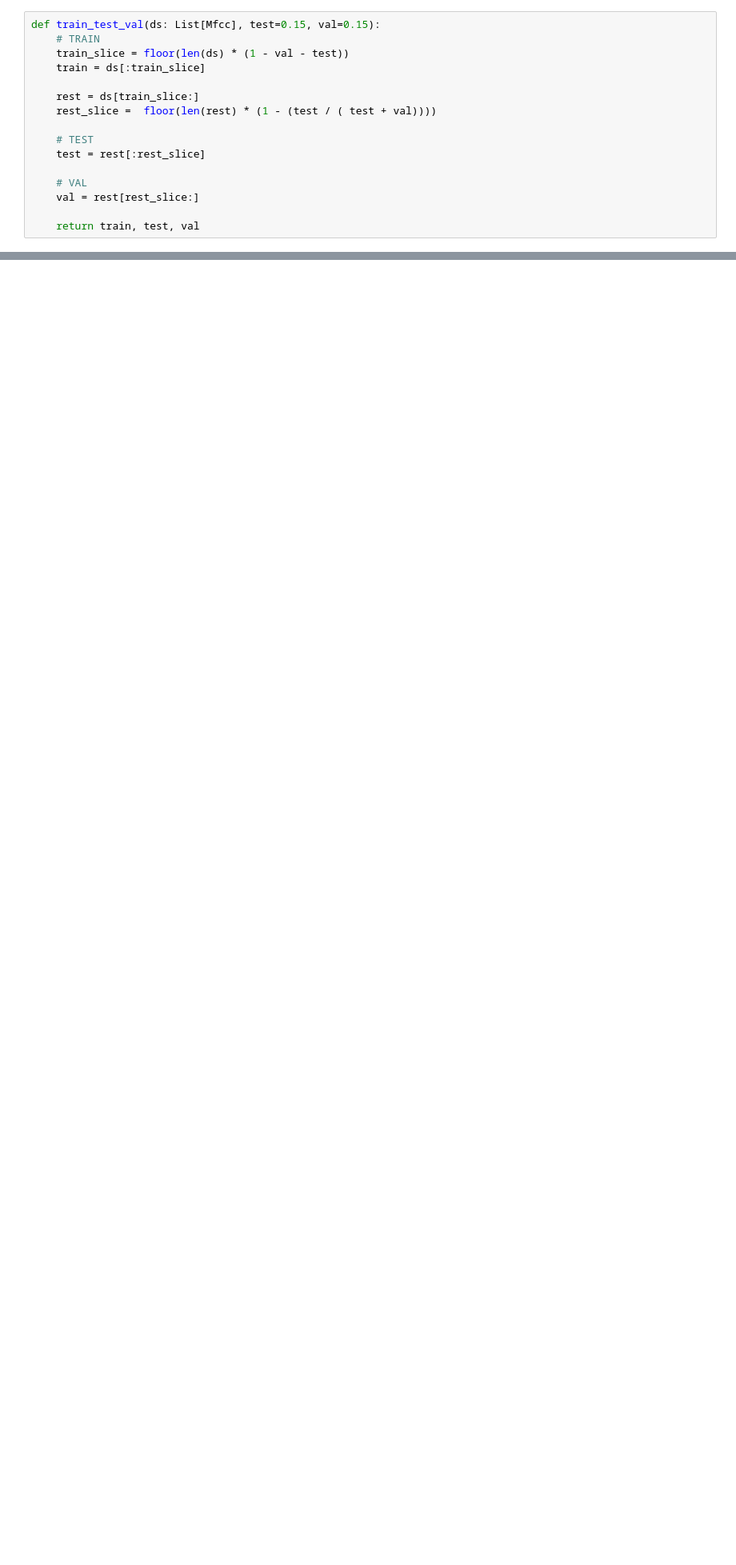
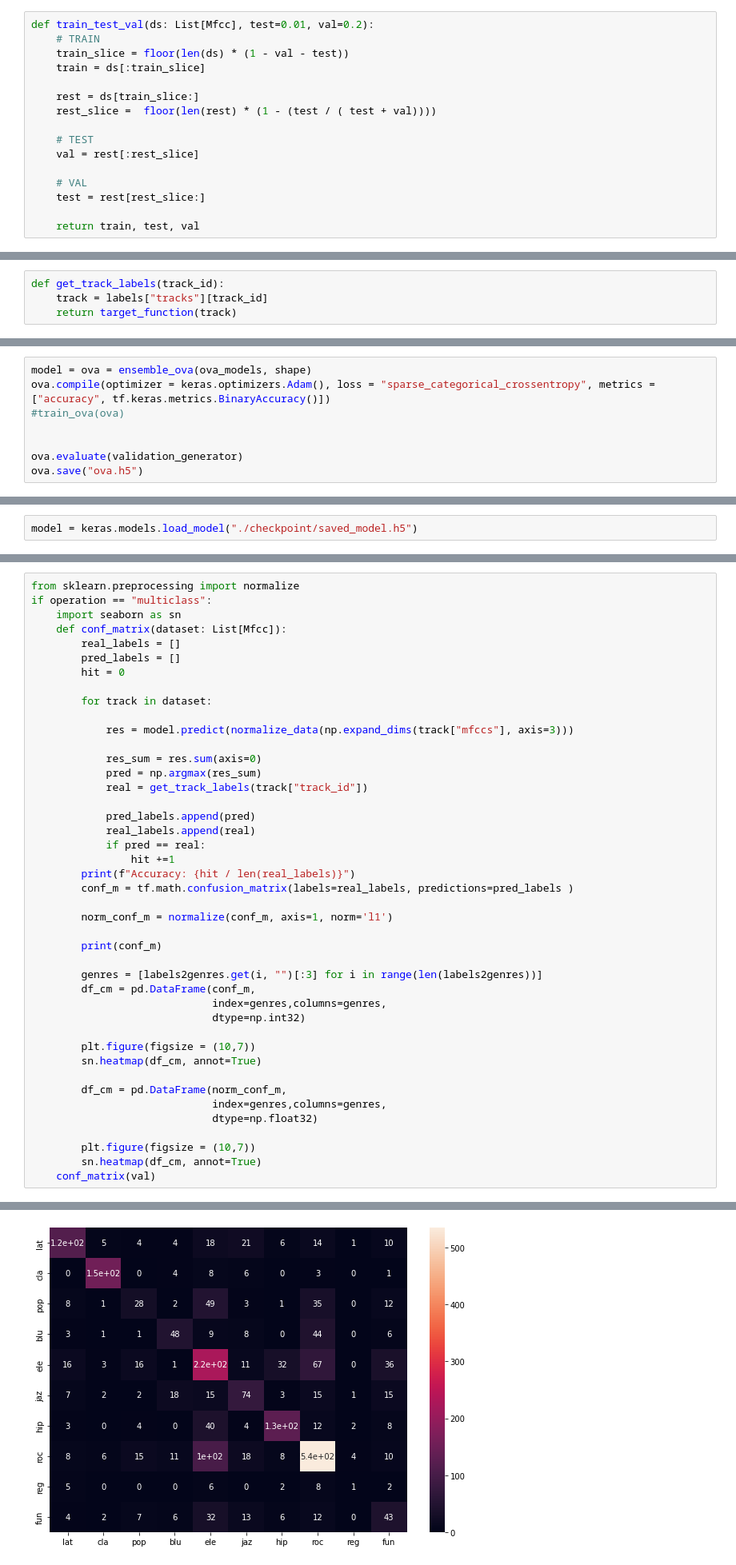
Before and after one commit to JorgeRuizDev/SpotMyFM, a Jupyter notebook: Ludwig/notebooks/ludwig/train.ipynb, the cells around one changed output, grey strips where cells are left out. Shown at 80% size. Saved outputs shown, nothing was run; the diff lists cells and outputs as text; blank space fills up the shorter version.

```diff
--- a/Ludwig/notebooks/ludwig/train.ipynb
+++ b/Ludwig/notebooks/ludwig/train.ipynb
@@ -123,5 +145,5 @@ def load_mfccs(subgenres_list: List[str], subgenres: Dict[str, List[str]], searc
 # %%
-def train_test_val(ds: List[Mfcc], test=0.15, val=0.15):
+def train_test_val(ds: List[Mfcc], test=0.01, val=0.2):
     # TRAIN
     train_slice = floor(len(ds) * (1 - val - test))
     train = ds[:train_slice]
@@ -130,10 +152,10 @@ def train_test_val(ds: List[Mfcc], test=0.15, val=0.15):
     rest_slice =  floor(len(rest) * (1 - (test / ( test + val))))
 
     # TEST
-    test = rest[:rest_slice]
+    val = rest[:rest_slice]
 
     # VAL
-    val = rest[rest_slice:]
+    test = rest[rest_slice:]
 
     return train, test, val
 # %% [markdown]
@@ -236,3 +301,7 @@ def mood_target(t: Track) -> List[float]:
 def subgenre_target(t: Track, subgenres: List[str]) -> List[Literal[1, 0]]:
     track_subgenres = set([s["S"] for s in t["subgenres"]["L"]])
     return [1 if sub in track_subgenres else 0 for sub in subgenres]
+# %%
+def get_track_labels(track_id):
+    track = labels["tracks"][track_id]
+    return target_function(track)
@@ -287,0 +571,8 @@ shape: (30, 32, 130, 1)
+# %%
+model = ova = ensemble_ova(ova_models, shape)
+ova.compile(optimizer = keras.optimizers.Adam(), loss = "sparse_categorical_crossentropy", metrics = ["accuracy", tf.keras.metrics.BinaryAccuracy()])
+#train_ova(ova)
+
+
+ova.evaluate(validation_generator)
+ova.save("ova.h5")
@@ -300,0 +715,2 @@ history = model.fit(train_generator,
+# %%
+model = keras.models.load_model("./checkpoint/saved_model.h5")
@@ -300,0 +722,44 @@ history = model.fit(train_generator,
+# %%
+from sklearn.preprocessing import normalize
+if operation == "multiclass":
+    import seaborn as sn
+    def conf_matrix(dataset: List[Mfcc]):
+        real_labels = []
+        pred_labels = []
+        hit = 0
+
+        for track in dataset:
+
+            res = model.predict(normalize_data(np.expand_dims(track["mfccs"], axis=3)))
+
+            res_sum = res.sum(axis=0)
+            pred = np.argmax(res_sum)
+            real = get_track_labels(track["track_id"])
+
+            pred_labels.append(pred)
+            real_labels.append(real)
+            if pred == real:
+                hit +=1
+        print(f"Accuracy: {hit / len(real_labels)}")
+        conf_m = tf.math.confusion_matrix(labels=real_labels, predictions=pred_labels )
+
+        norm_conf_m = normalize(conf_m, axis=1, norm='l1')
+
+        print(conf_m)
+
+        genres = [labels2genres.get(i, "")[:3] for i in range(len(labels2genres))]
+        df_cm = pd.DataFrame(conf_m,
+                             index=genres,columns=genres,
+                             dtype=np.int32)
+
+        plt.figure(figsize = (10,7))
+        sn.heatmap(df_cm, annot=True)
+
+        df_cm = pd.DataFrame(norm_conf_m,
+                             index=genres,columns=genres,
+                             dtype=np.float32)
+
+        plt.figure(figsize = (10,7))
+        sn.heatmap(df_cm, annot=True)
+    conf_matrix(val)
+# %% [output]
@@ -300,0 +778 @@ history = model.fit(train_generator,
+[figure, added]
```
Also changed, not shown: parts of 39 cells of this notebook.
